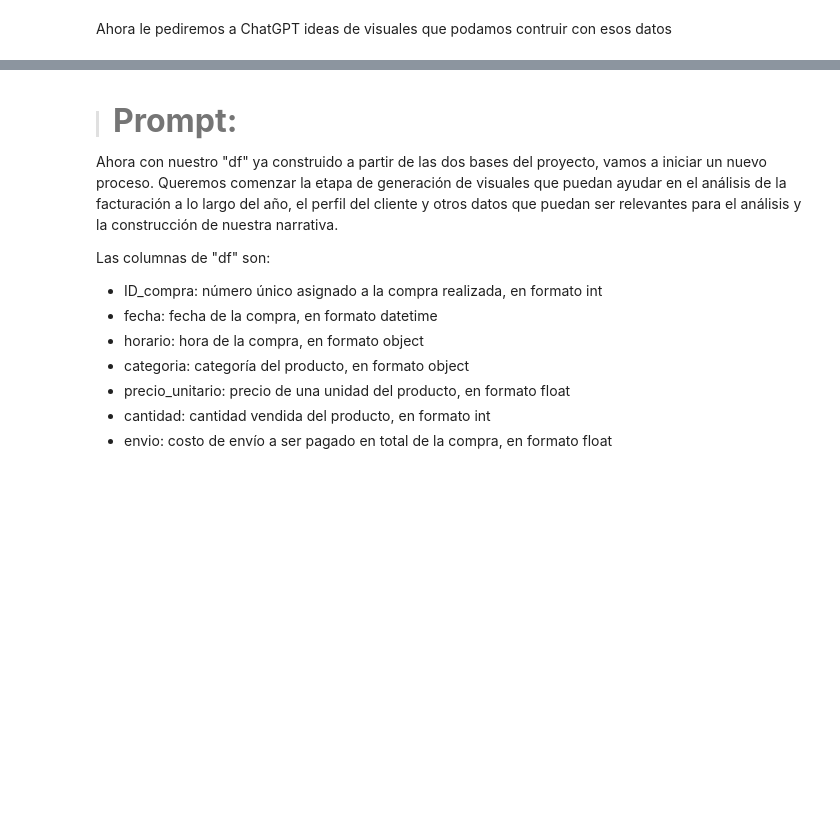
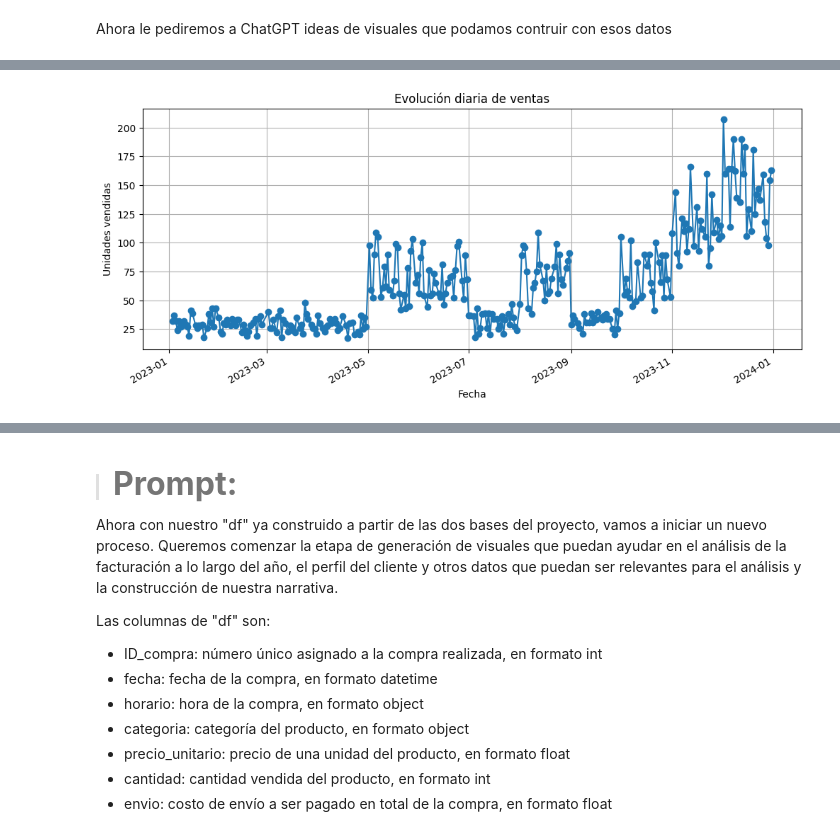
Before and after one commit to TAGARA-TECH/IA_aplicada_a_la_ciencia_de_datos, a Jupyter notebook: IA_aplicada_a_ciencia_de_datos.ipynb, the cells around one changed output, grey strips where cells are left out. Cells and saved outputs as stored; diff of their text form; code cells hidden in the pictures; blank space fills up the shorter version.

```diff
--- a/IA_aplicada_a_ciencia_de_datos.ipynb
+++ b/IA_aplicada_a_ciencia_de_datos.ipynb
@@ -103,3 +547,39 @@ Ahora vamos a unir las dos bases de nuestro proyecto en una sola utilizando como
 * nota
 
 Construye un código para ejecutar esta etapa usando Python y la biblioteca Pandas.
+# %%
+# Unir los DataFrames usando "ID_compra" como llave
+df_completo = pd.merge(ventas, df_clientes, on='ID_compra', how='inner') # Changed clientes to df_clientes
+
+# Reordenar las columnas según la secuencia deseada
+columnas_ordenadas = [
+    'ID_compra',
+    'fecha',      # corresponde a "fecha"
+    'horario',       # corresponde a "horario"
+    'categoria',
+    'precio_unitario',
+    'cantidad',
+    'envio',
+    'metodo_pago',
+    'ID_cliente',
+    'edad',
+    'sexo_biologico',
+    'ciudad',
+    'estado',
+    'region',            # corresponde a "region"
+    'cashback',
+    'nota'
+]
+
+# Renombrar columnas si es necesario para cumplir el orden exacto
+df_completo = df_completo.rename(columns={
+    'fecha_compra': 'fecha',
+    'hora_compra': 'horario',
+    'region': 'region'
+})
+
+# Reordenar columnas
+df_completo = df_completo[columnas_ordenadas]
+
+# Ver las primeras filas del DataFrame final
+df_completo.head()
@@ -107,0 +607,11 @@ Ahora le pediremos a ChatGPT ideas de visuales que podamos contruir con esos dat
+# %%
+ventas_diarias = df_completo.groupby('fecha')['cantidad'].sum()
+
+ventas_diarias.plot(kind='line', marker='o', figsize=(12,5))
+plt.title('Evolución diaria de ventas')
+plt.xlabel('Fecha')
+plt.ylabel('Unidades vendidas')
+plt.grid(True)
+plt.show()
+# %% [output]
+[figure, added]
```
Also changed, not shown: parts of 42 cells of this notebook.
